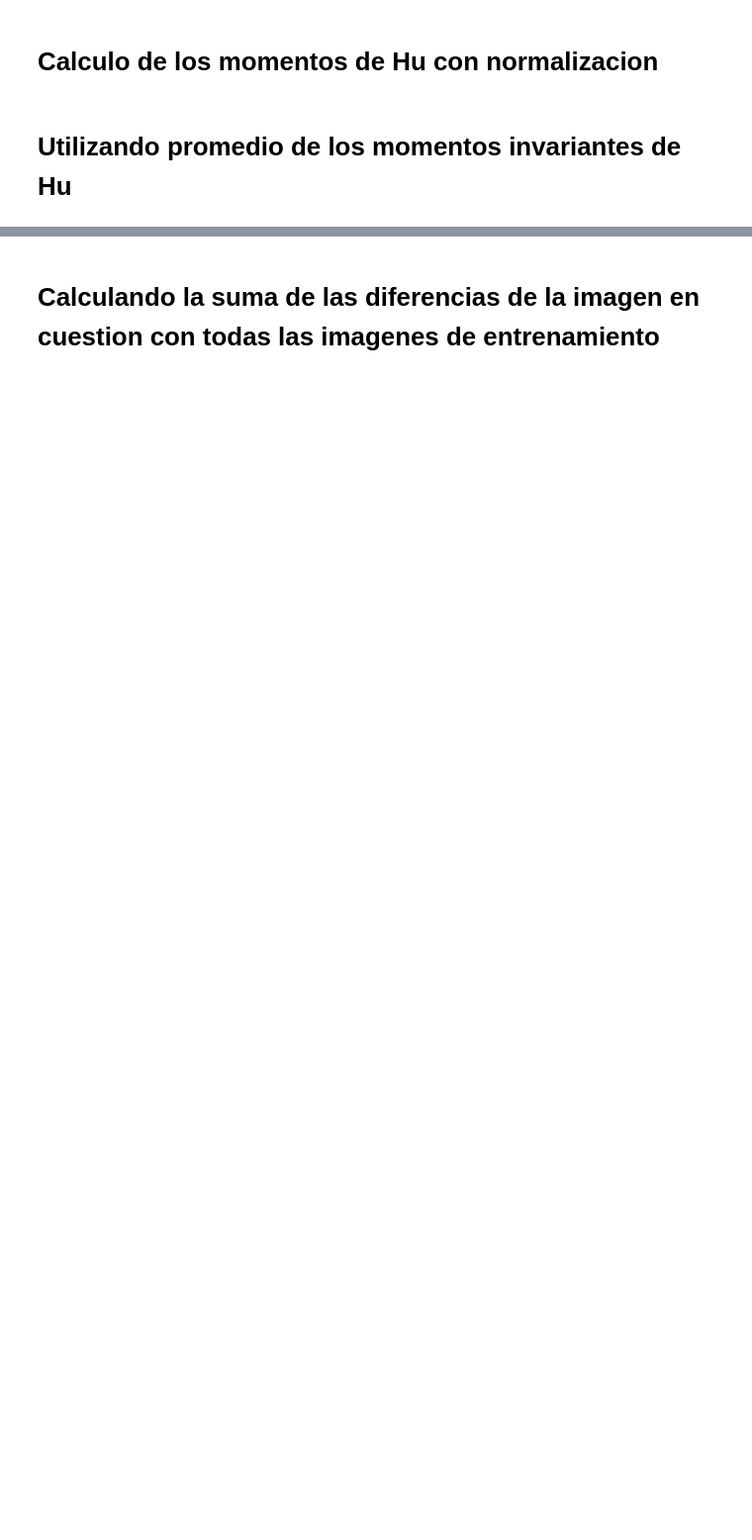
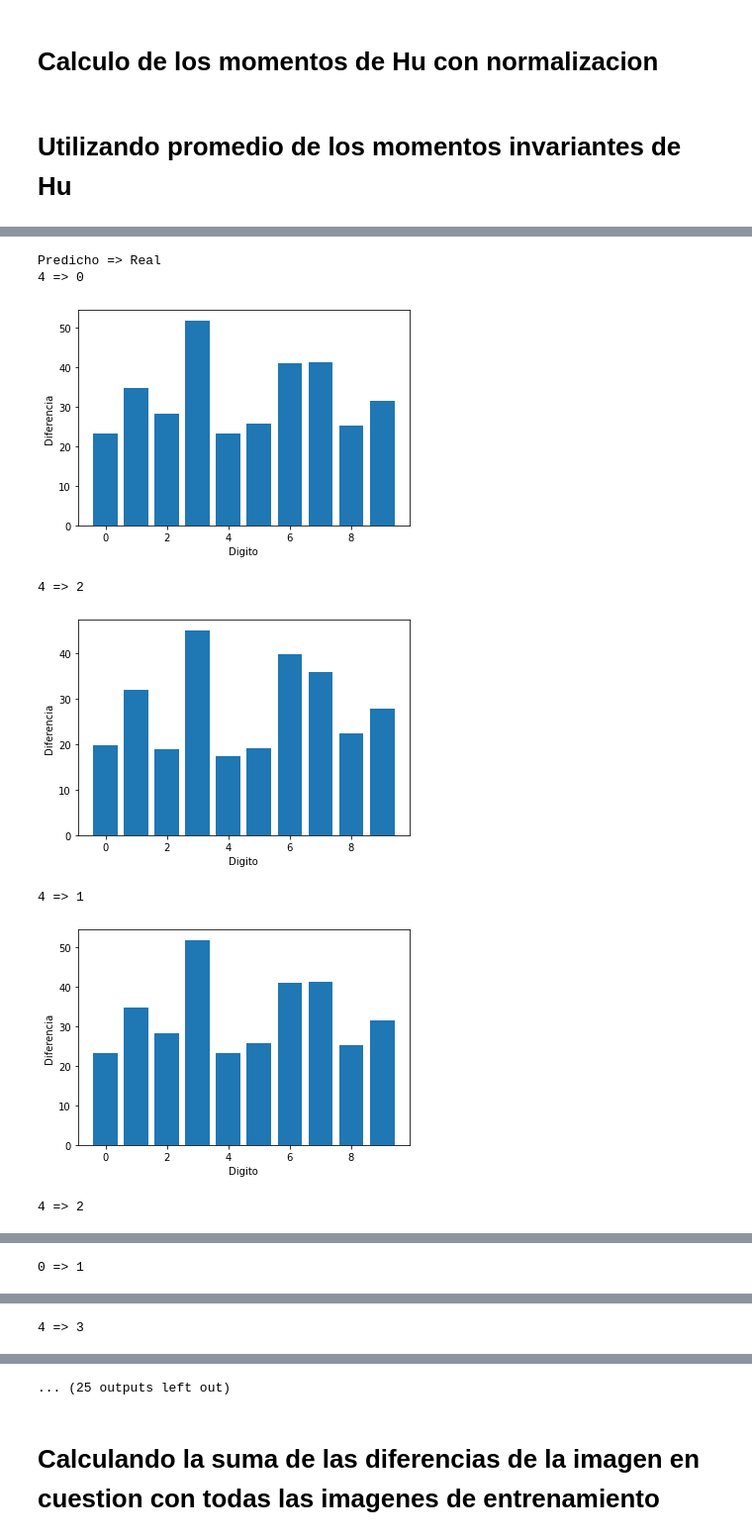
Before and after one commit to JPF3N998/IRP-II-2020, a Jupyter notebook: Proyecto 1/histogramas/hu.ipynb, the cells around one changed output, grey strips where cells are left out. Shown at 99% size. Saved outputs shown, nothing was run; the diff lists cells and outputs as text; code cells hidden in the pictures; blank space fills up the shorter version.

Commit message:
Grafica usando promedios

```diff
--- a/Proyecto 1/histogramas/hu.ipynb
+++ b/Proyecto 1/histogramas/hu.ipynb
@@ -114,17 +141,16 @@ for key in HUs.keys():
 [2.443132971908916, 4.993680301909175, 8.2684756792989, 8.676894652329542, 14.46912892050372, 9.300066326429913, -14.484740977037069]
 [2.434967357569279, 5.028837537908993, 9.310969906391017, 9.677975881395843, 11.40958120843492, 8.000807095190787, 5.339987106074501]
 [2.460047321909278, 5.118338916608713, 7.962721345574414, 8.298427488216374, 15.893473053589677, 10.344158406351122, -6.61038719502561]
-# %%
-def usandoPromedios():
-    testImg = cv.imread('./0.jpg',0)
-    momentos = get7Moments(testImg)
-
-    dif = []
-
-    for key in HUs.keys():
-
-        dif += [sum(abs(np.array(momentos) - np.array(HUs[key])))]
-
-    pred = min(dif)
-
-    print(dif.index(pred))
+# %%
+%matplotlib inline
+
+usandoPromedios(HUs)
+# %% [output]
+Predicho => Real
+4 => 0
+[figure, added]
+4 => 2
+[figure, added]
+4 => 1
+[figure, added]
+4 => 2
@@ -130,0 +158 @@ def usandoPromedios():
+0 => 1
@@ -130,0 +160 @@ def usandoPromedios():
+4 => 3
@@ -131,3 +162,4 @@ def usandoPromedios():
+... (25 outputs left out)
 # %% [markdown]
 # Calculando la suma de las diferencias de la imagen en cuestion con todas las imagenes de entrenamiento
 # %%
```
Also changed, not shown: parts of 6 cells of this notebook, 1 other file.
